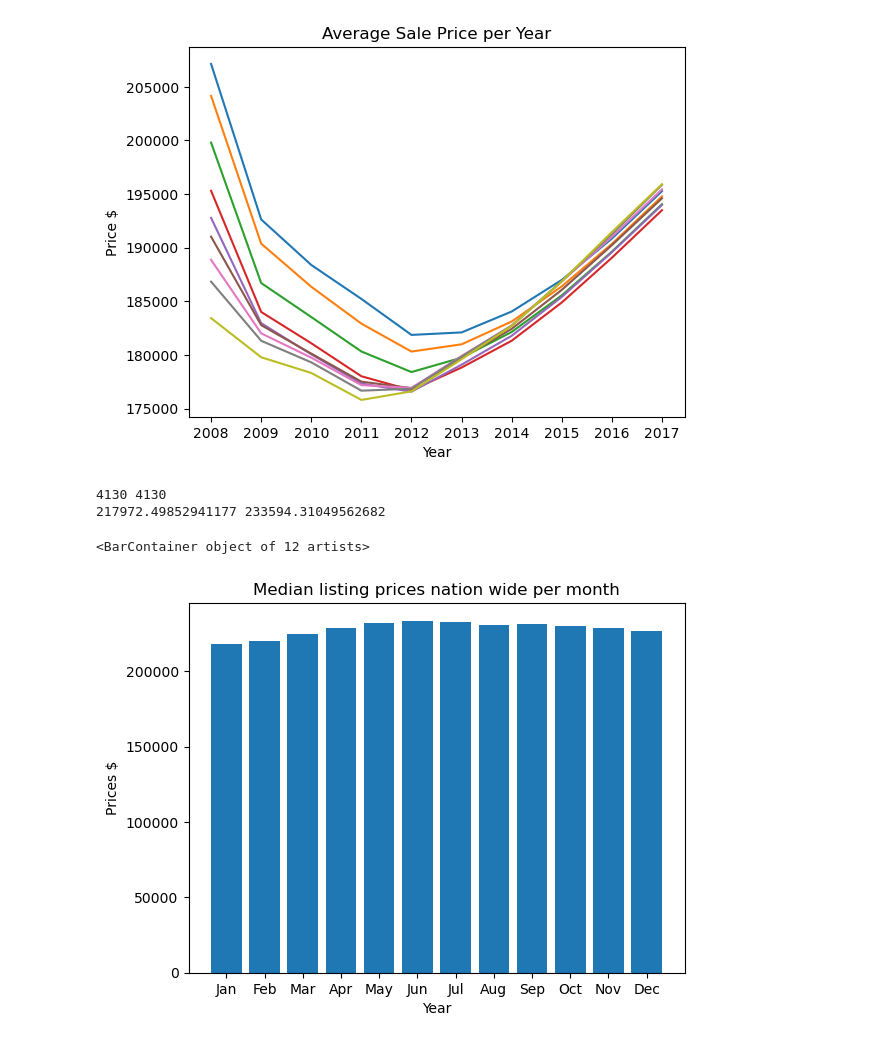
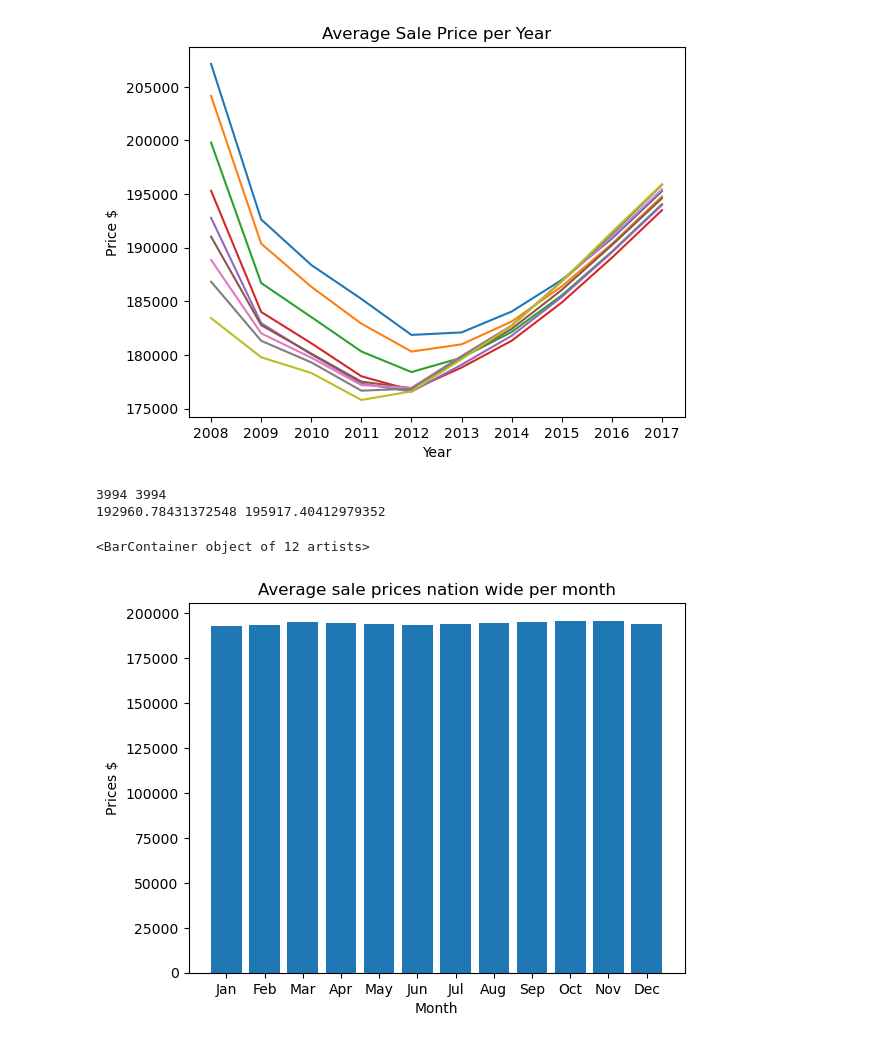
Before and after one commit to MikePlekan/Real-Estate-project, a Jupyter notebook: DataPerState.ipynb, the cells around one changed output. Saved outputs shown, nothing was run; the diff lists cells and outputs as text; code cells hidden in the pictures.

Commit message:
Updated a graph labels

```diff
--- a/DataPerState.ipynb
+++ b/DataPerState.ipynb
@@ -210,7 +210,7 @@ years = []
 prices = []
 months = []
 
-dfMedPrice = df[[ 'Date','MedianListingPrice_SingleFamilyResidence']]
+dfMedPrice = df[[ 'Date','Sale_Prices']]
 dfMedPrice = dfMedPrice.dropna(axis=0)
 #print(df1)
 janTotal = 0
@@ -239,7 +239,7 @@ octNum = 0
 novNum = 0
 decNum = 0
 
-for i in dfMedPrice['MedianListingPrice_SingleFamilyResidence']:
+for i in dfMedPrice['Sale_Prices']:
     prices.append(i)
 
 for i in dfMedPrice['Date']:
@@ -299,35 +299,35 @@ for i in range(len(prices)):
 
     if (month == 11):
         novTotal = novTotal + prices[i]
         novNum += 1
 
     if (month == 12):
         decTotal = decTotal + prices[i]
         decNum += 1
 
 averagePrice.append(janTotal/janNum)
 averagePrice.append(febTotal/febNum)
 averagePrice.append(marTotal/marNum)
 averagePrice.append(aprTotal/aprNum)
 averagePrice.append(mayTotal/mayNum)
 averagePrice.append(junTotal/junNum)
 averagePrice.append(julTotal/julNum)
 averagePrice.append(augTotal/augNum)
 averagePrice.append(sepTotal/sepNum)
 averagePrice.append(octTotal/octNum)
 averagePrice.append(novTotal/novNum)
 averagePrice.append(decTotal/decNum)
 
 print(min(averagePrice), max(averagePrice))
 
 
 plt.figure()
-plt.title("Median listing prices nation wide per month")
-plt.xlabel("Year")
+plt.title("Average sale prices nation wide per month")
+plt.xlabel("Month")
 plt.ylabel("Prices $")
 plt.bar(xlab,averagePrice)
 # %% [output]
-4130 4130
-217972.49852941177 233594.31049562682
+3994 3994
+192960.78431372548 195917.40412979352
 <BarContainer object of 12 artists>
-[figure, old version]
+[figure, new version]
```
